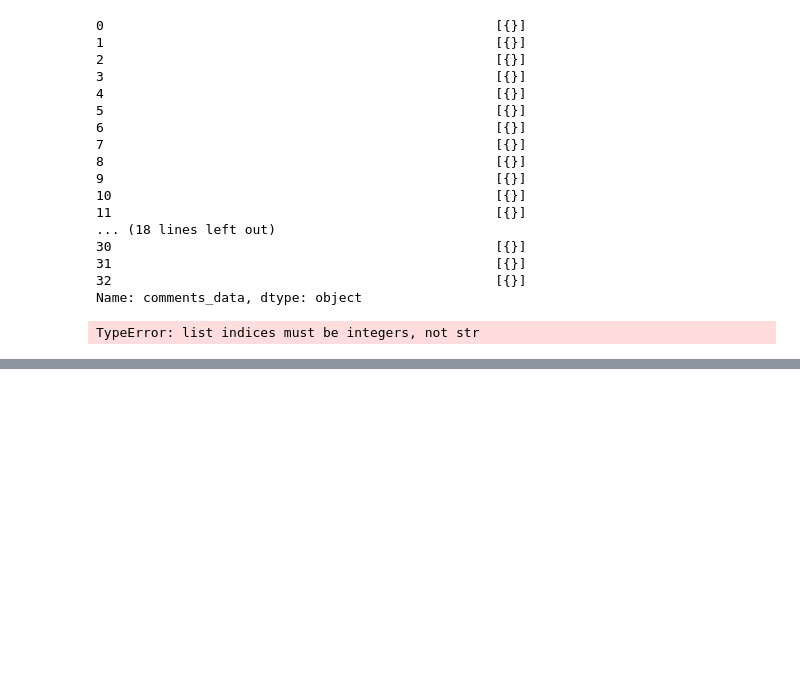
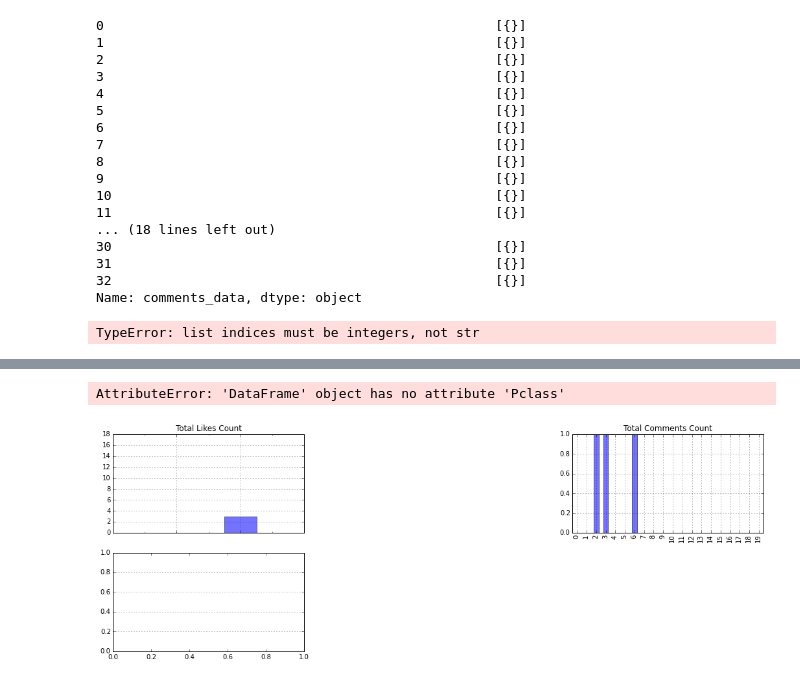
Before and after one commit to odubno/instagram-analyzer, a Jupyter notebook: Instagram API.ipynb, the cells around one changed output, grey strips where cells are left out. Cells and saved outputs as stored; diff of their text form; code cells hidden in the pictures; blank space fills up the shorter version.

```diff
--- a/Instagram API.ipynb
+++ b/Instagram API.ipynb
@@ -195,0 +213,29 @@ plt.hist(df['likes_count'])
+# %%
+from matplotlib.figure import Figure
+fig = plt.figure(figsize=(18,6), dpi=1600)
+
+# lets us plot many diffrent shaped graphs together
+ax1 = plt.subplot2grid((2,3),(0,0))
+
+# plots a likes_count graph
+df['likes_count'].plot(kind='bar', alpha=.55)
+# this nicely sets the margins in matplotlib
+ax1.set_xlim(-1, 2)
+plt.title("Total Likes Count")
+
+plt.subplot2grid((2,3),(1,0))
+plt.grid(b=True, which='major', axis='y')
+
+
+ax2 = plt.subplot2grid((2,3),(0,2))
+df['comments_count'].plot(kind='bar', alpha=.55)
+plt.title("Total Comments Count")
+
+# formats the grid line style of our graphs
+plt.grid(b=True, which='major', axis='y')
+ax2.set_ylim(-1, len(df.Pclass.value_counts()))
+
+plt.subplot2grid((2,3),(1,0), colspan=2)
+# %% [output]
+AttributeError: 'DataFrame' object has no attribute 'Pclass'
+[figure, added]
```
Also changed, not shown: parts of 6 cells of this notebook, 4 other files.
